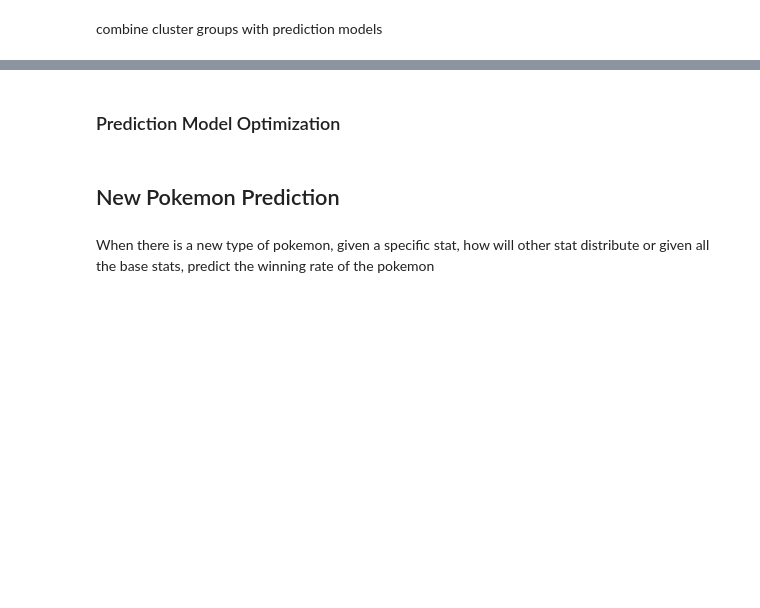
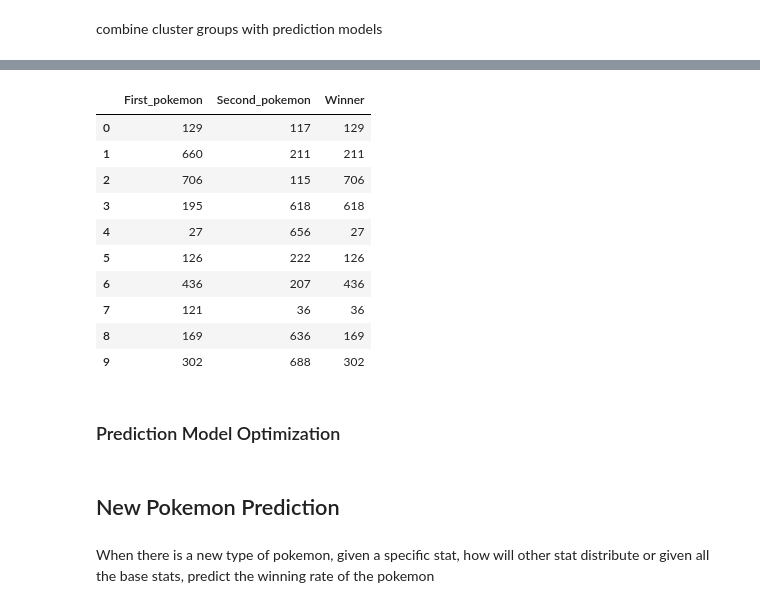
Before and after one commit to gillian850413/COMP4912, a Jupyter notebook: Notebook/Pokemon_Week7.ipynb, the cells around one changed output, grey strips where cells are left out. Cells and saved outputs as stored; diff of their text form; code cells hidden in the pictures; blank space fills up the shorter version.

```diff
--- a/Notebook/Pokemon_Week7.ipynb
+++ b/Notebook/Pokemon_Week7.ipynb
@@ -906,0 +907,3 @@ train_output.head()
+# %%
+y_combats = train_output['Winner'] #train target (with winner)
+X_combats = train_output.drop('Winner', axis=1) #train data
@@ -907,2 +939,5 @@ train_output.head()
 # %% [markdown]
 combine cluster groups with prediction models
+# %%
+predict_df = tests.copy()
+predict_df.head()
@@ -909,3 +999,19 @@ combine cluster groups with prediction models
+# %%
+predict_df['Winner'] = prediction
+predict_df['Winner'] = np.where(predict_df['Winner'] == 0, predict_df['First_pokemon'], predict_df['Second_pokemon'])
+predict_df.head(10)
+# %% [output]
+|  | First_pokemon | Second_pokemon | Winner |
+| 0 | 129 | 117 | 129 |
+| 1 | 660 | 211 | 211 |
+| 2 | 706 | 115 | 706 |
+| 3 | 195 | 618 | 618 |
+| 4 | 27 | 656 | 27 |
+| 5 | 126 | 222 | 126 |
+| 6 | 436 | 207 | 436 |
+| 7 | 121 | 36 | 36 |
+| 8 | 169 | 636 | 169 |
+| 9 | 302 | 688 | 302 |
 # %% [markdown]
 ### Prediction Model Optimization
 # %% [markdown]
```
Also changed, not shown: parts of 20 cells of this notebook.
